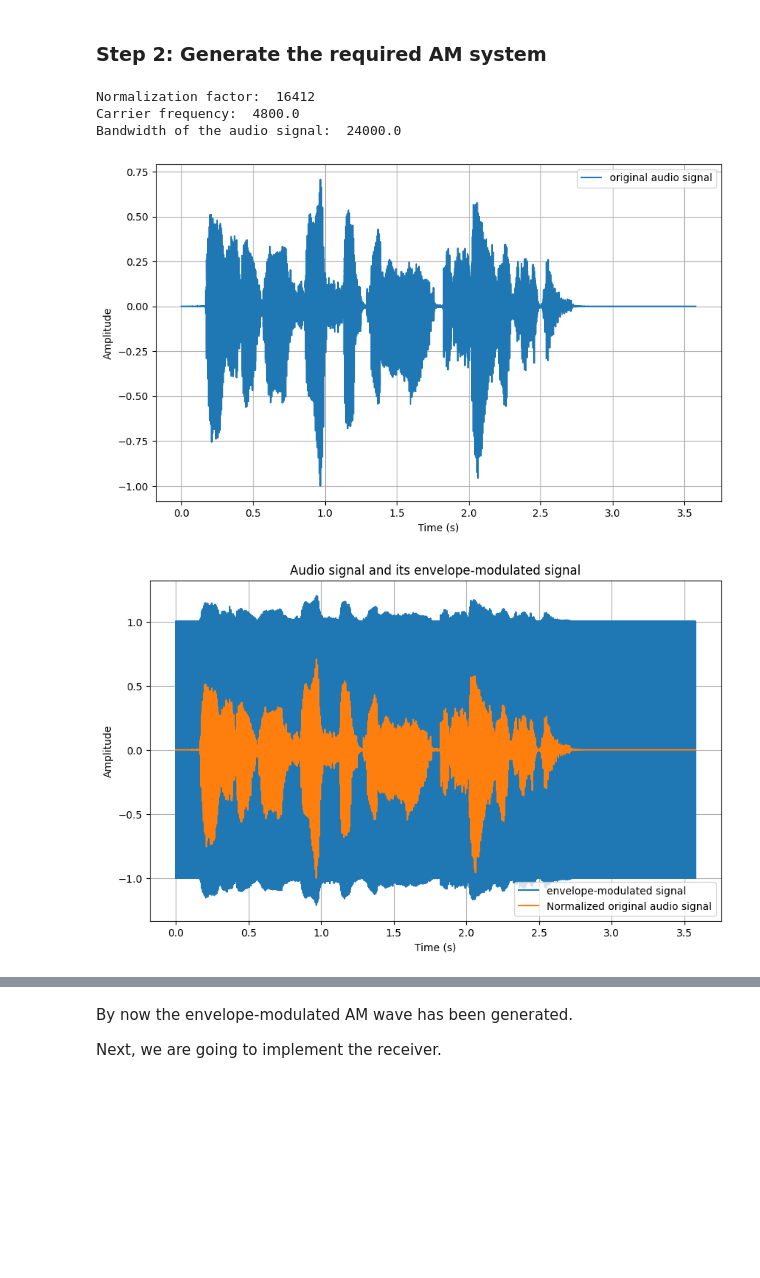
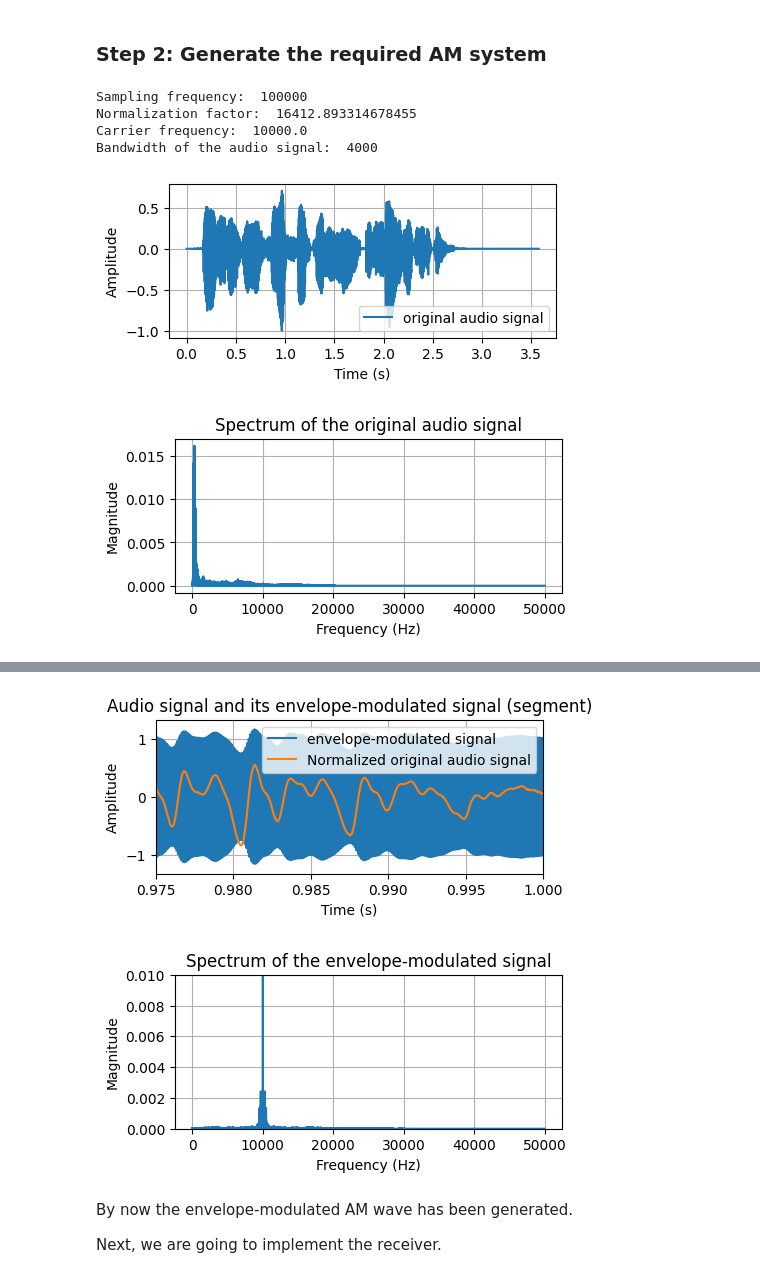
Before and after one commit to martinz2002/ece459-project-fa23-zjui, a Jupyter notebook: project_main/audio_processing.ipynb, the cells around one changed output, grey strips where cells are left out. Cells and saved outputs as stored; diff of their text form; code cells hidden in the pictures; blank space fills up the shorter version.

```diff
--- a/project_main/audio_processing.ipynb
+++ b/project_main/audio_processing.ipynb
@@ -14,7 +14,7 @@ Duration: $0.1~\text{s}$.
 from scipy.signal import hilbert
 import matplotlib.pyplot as plt
 import numpy as np
-plt.rcParams["figure.figsize"] = (10,6)
+plt.rcParams["figure.figsize"] = (5,2)
 # The envelope detector implemented using the Hilbert transform
 # See: https://blog.csdn.net/m0_37262671/article/details/125303404
 def get_envelope(x, n=None):
@@ -74,11 +74,16 @@ plt.show()
 # %%
 # Generate the AM signal using specified wav file
 from scipy.io import wavfile
-import matplotlib.pyplot as plt
-import numpy as np
+from scipy.signal import resample
 
 # read the wav file
-fs, orig_data = wavfile.read('audio.wav')
+fs_old, orig_data = wavfile.read('audio.wav')
+
+# resample the audio message to 100kHz
+fs = 100000
+orig_data = resample(orig_data, int(len(orig_data)*fs/fs_old))
+
+print('Sampling frequency: ', fs)
 
 # normalize the data
 data = orig_data
@@ -98,7 +103,7 @@ ka = u / np.max(np.abs(data))
 
 # set carrier amplitude Ac
 Ac = 1  # carrier amplitude
-bw = fs/2  # bandwidth of the audio signal
+bw = 2000 * 2  # bandwidth of the audio signal
 print('Bandwidth of the audio signal: ', bw)
 
 # generate the envelope-modulated signal based on the audio signal
@@ -111,36 +116,56 @@ plt.xlabel('Time (s)')
 plt.ylabel('Amplitude')
 plt.grid(True)
 plt.legend()
+plt.show()
+
+# plot the spectrum of the original audio signal
+plt.figure()
+plt.magnitude_spectrum(data, Fs=fs)
+plt.xlabel('Frequency (Hz)')
+plt.ylabel('Magnitude')
+plt.title('Spectrum of the original audio signal')
+plt.grid(True)
 plt.show()
 
 # plot the original audio signal and the envelope-modulated signal
 plt.figure()
 plt.plot(t, am_signal, label='envelope-modulated signal')
 plt.plot(t, data, label='Normalized original audio signal')
 plt.xlabel('Time (s)')
 plt.ylabel('Amplitude')
 plt.title('Audio signal and its envelope-modulated signal')
 plt.grid(True)
 plt.legend()
 plt.show()
 
 # plot the original audio signal and the envelope-modulated signal
 plt.figure()
 plt.plot(t, am_signal, label='envelope-modulated signal')
 plt.plot(t, data, label='Normalized original audio signal')
 plt.xlabel('Time (s)')
 plt.ylabel('Amplitude')
 plt.xlim(0.975,1)
 plt.title('Audio signal and its envelope-modulated signal (segment)')
 plt.grid(True)
 plt.legend()
 plt.show()
 
+# plot the spectrum of the original audio signal
+plt.figure()
+plt.magnitude_spectrum(am_signal, Fs=fs)
+plt.xlabel('Frequency (Hz)')
+plt.ylabel('Magnitude')
+plt.ylim(0, 0.01)
+plt.title('Spectrum of the envelope-modulated signal')
+plt.grid(True)
+plt.show()
+
 # write the envelope-modulated signal to a wav file, do not use float
 wavfile.write('audio_modulated.wav', fs, am_signal.astype('int16'))
 # %% [output]
-Normalization factor:  16412
-Carrier frequency:  4800.0
-Bandwidth of the audio signal:  24000.0
+Sampling frequency:  100000
+Normalization factor:  16412.893314678455
+Carrier frequency:  10000.0
+Bandwidth of the audio signal:  4000
-[figure, old version]
+[figure, new version]
-[figure, old version]
+[figure, new version]
@@ -148,3 +173,5 @@ Bandwidth of the audio signal:  24000.0
+[figure, added]
+[figure, added]
 # %% [markdown]
 By now the envelope-modulated AM wave has been generated.
 
```
Also changed, not shown: parts of 6 cells of this notebook, 5 other files.
